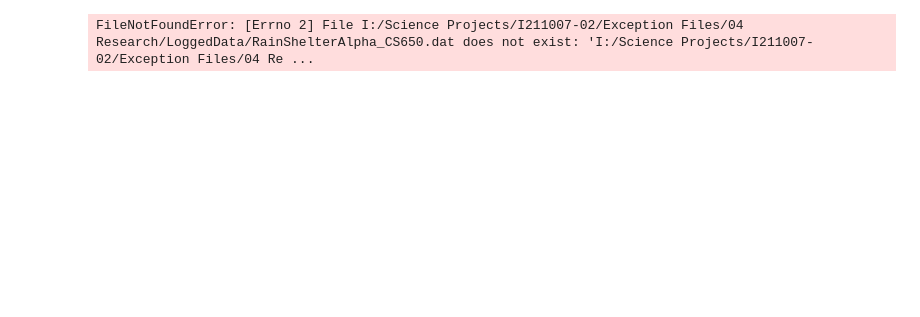
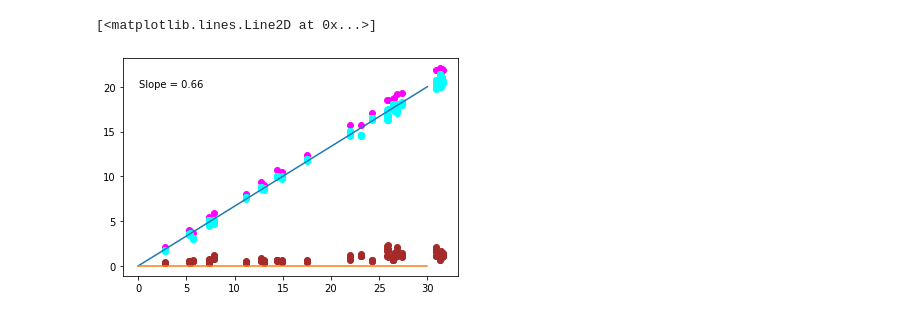
Before and after one commit to HamishBrownPFR/CropWaterAnalysis, a Jupyter notebook: Peas/CanopyTempWUCalcs.ipynb, the cells around one changed output. Saved outputs shown, nothing was run; the diff lists cells and outputs as text; code cells hidden in the pictures; blank space fills up the shorter version.

```diff
--- a/Peas/CanopyTempWUCalcs.ipynb
+++ b/Peas/CanopyTempWUCalcs.ipynb
@@ -229,34 +284,0 @@ ledg.get_title().set_fontsize(20)
-# %%
-app = dash.Dash()   #initialising dash app
-
-def SWDGraph():
-    SWD = UpdateSWDGraphData()
-    # Function for creating line chart showing Google stock prices over time
-    fig = go.Figure([go.Scatter(x =  SWD['date'], y = SWD['2D'],line = dict(dash='solid',color = 'orange', width = 4), name = '2 Day'),
-                     go.Scatter(x =  SWD['date'], y = SWD['7D'],line = dict(dash='solid',color = 'green', width = 4), name = '7 Day'),
-                    go.Scatter(x =  SWD['date'], y = SWD['14D'],line = dict(dash='solid',color = 'purple', width = 4), name = '14 Day'),
-                     go.Scatter(x =  SWD['date'], y = SWD['21D'],line = dict(dash='dash',color = 'orange', width = 4), name = '21 Day'),
-                    go.Scatter(x =  SWD['date'], y = SWD['MD'],line = dict(dash='dash',color = 'green', width = 4), name = 'Mid Drought'),
-                     go.Scatter(x =  SWD['date'], y = SWD['LD'],line = dict(dash='dash',color = 'purple', width = 4), name = 'Late Drought')])
-    fig.update_layout(title = 'Soil Water Deficit (mm)',
-                      xaxis_title = 'Date',
-                      yaxis_title = 'Soil Water Deficit (mm)',
-                       autosize=False,
-                      width=1000,
-                      height=700,
-                      margin=dict(
-                        l=50,
-                        r=50,
-                        b=100,
-                        t=100,
-                        pad=4
-                        ),
-                      paper_bgcolor="LightSteelBlue"
-                      )
-    return html.Div(id = 'parent', children = [
-           html.H1(id = 'H1', children = 'Rain shelter Peas 2021/22', style = {'textAlign':'center','marginTop':40,'marginBottom':40}),
-           dcc.Graph(id = 'line_plot', figure = fig)])
-
-app.layout = SWDGraph
-# %% [output]
-FileNotFoundError: [Errno 2] File I:/Science Projects/I211007-02/Exception Files/04 Research/LoggedData/RainShelterAlpha_CS650.dat does not exist: 'I:/Science Projects/I211007-02/Exception Files/04 Re ...
@@ -265,0 +285,10 @@ if __name__ == '__main__':
+# %%
+plt.plot(Rs,Rn,'o',color = 'magenta',lw=0.5,label = 'Net Rad (Rn)')
+plt.plot(Rs,G,'o',color = 'brown',lw=0.5,label = 'Ground Heat (G)')
+plt.plot(Rs,RnLessG,'o',color = 'cyan',lw=0.5,label = 'Rn - G')
+plt.plot([0,30],[0,20],'-')
+plt.text(0.1,20,'Slope = 0.66')
+plt.plot([0,30],[0,0],'-')
+# %% [output]
+[<matplotlib.lines.Line2D at 0x...>]
+[figure, added]
```
Also changed, not shown: parts of 28 cells of this notebook, 2 other files.
